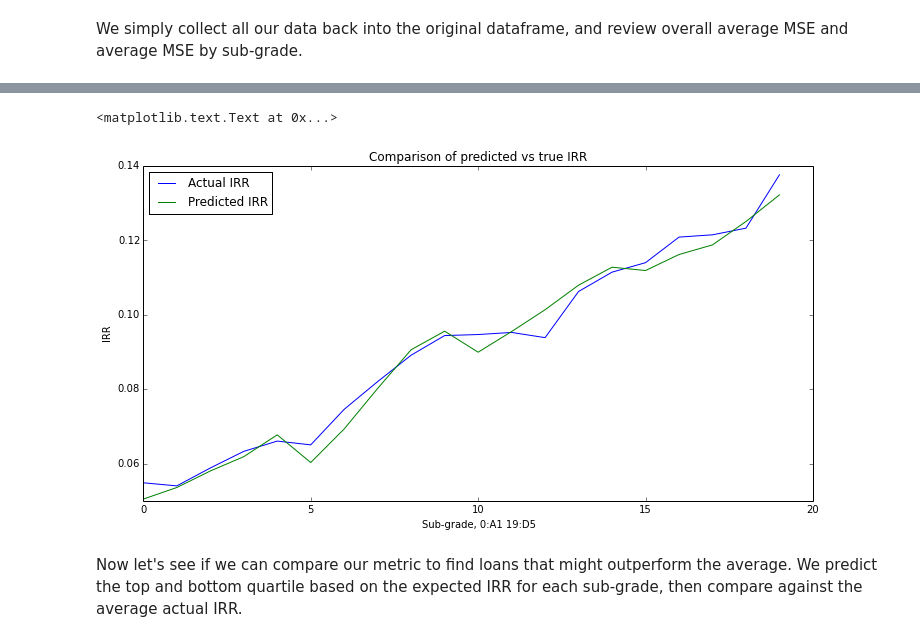
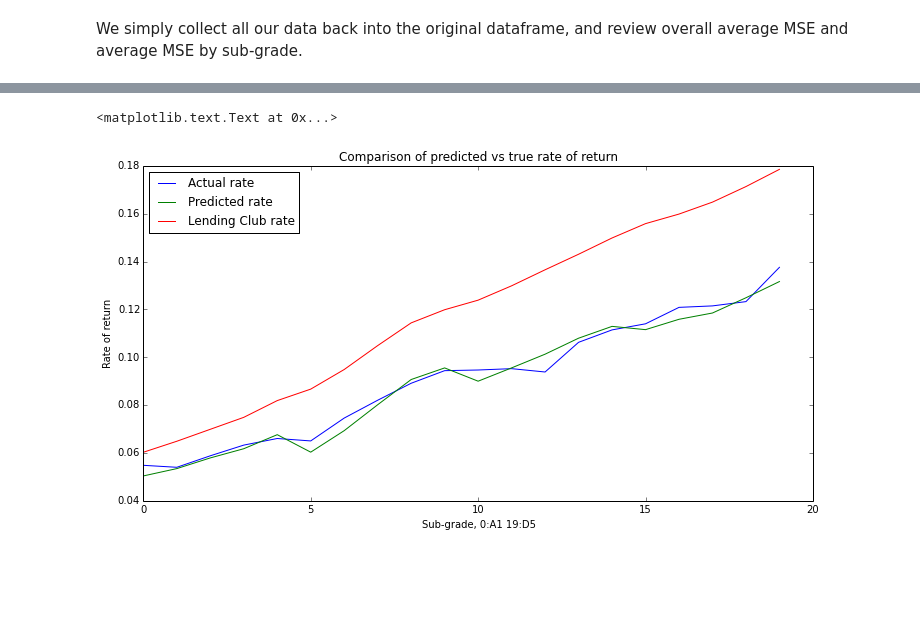
Before and after one commit to savarin/rateflask, a Jupyter notebook: notebooks/validation.ipynb, the cells around one changed output, grey strips where cells are left out. Cells and saved outputs as stored; diff of their text form; code cells hidden in the pictures; blank space fills up the shorter version.

```diff
--- a/notebooks/validation.ipynb
+++ b/notebooks/validation.ipynb
@@ -92,14 +107,13 @@ Calculating IRR...
 # %% [markdown]
 We simply collect all our data back into the original dataframe, and review overall average MSE and average MSE by sub-grade.
 # %%
-df_select = df[['id', 'sub_grade']]
+df_select = df_features[['sub_grade', 'int_rate']]
 
-df_select['IRR_true'] = IRR_true
-df_select['IRR_predict'] = IRR_predict
-df_select['IRR_difference'] = df_select['IRR_true'] - df_select['IRR_predict']
+df_select['rate_true'] = rate_true
+df_select['rate_predict'] = rate_predict
 
-IRR_true = np.array(IRR_true)
-IRR_predict = np.array(IRR_predict)
+rate_true = np.array(rate_true)
+rate_predict = np.array(rate_predict)
 
-print "Average MSE: ", np.sum((IRR_true - IRR_predict)**2) / len(IRR_true)
+print "Average MSE: ", np.sum((rate_true - rate_predict)**2) / len(rate_true)
 # %% [output]
@@ -127,0 +121,6 @@ df_select.groupby('sub_grade').mean()
+# %%
+df_compare = df_select.groupby('sub_grade').mean()
+df_compare['headline'] = sorted(int_rate_dict.values())
+df_compare = df_compare.drop('int_rate', axis=1)
+
+print df_compare
@@ -128,17 +149,17 @@ df_select.groupby('sub_grade').mean()
 # %%
 plt.figure(figsize = (12, 6))
 x = xrange(20)
-y_true = df_select.groupby('sub_grade').mean()['IRR_true']
-y_predict = df_select.groupby('sub_grade').mean()['IRR_predict']
+y_true = df_compare['rate_true']
+y_predict = df_compare['rate_predict']
+y_headline = df_compare['headline']
 
-plt.plot(x, y_true, label='Actual IRR')
-plt.plot(x, y_predict, label='Predicted IRR')
+plt.plot(x, y_true, label='Actual rate')
+plt.plot(x, y_predict, label='Predicted rate')
+plt.plot(x, y_headline, label='Lending Club rate')
 plt.legend(loc='best')
 plt.xlabel('Sub-grade, 0:A1 19:D5')
-plt.ylabel('IRR')
-plt.title("Comparison of predicted vs true IRR")
+plt.ylabel('Rate of return')
+plt.title("Comparison of predicted vs true rate of return")
 # %% [output]
 <matplotlib.text.Text at 0x...>
-[figure, old version]
+[figure, new version]
-# %% [markdown]
-Now let's see if we can compare our metric to find loans that might outperform the average. We predict the top and bottom quartile based on the expected IRR for each sub-grade, then compare against the average actual IRR.
```
Also changed, not shown: parts of 17 cells of this notebook, 8 other files.
